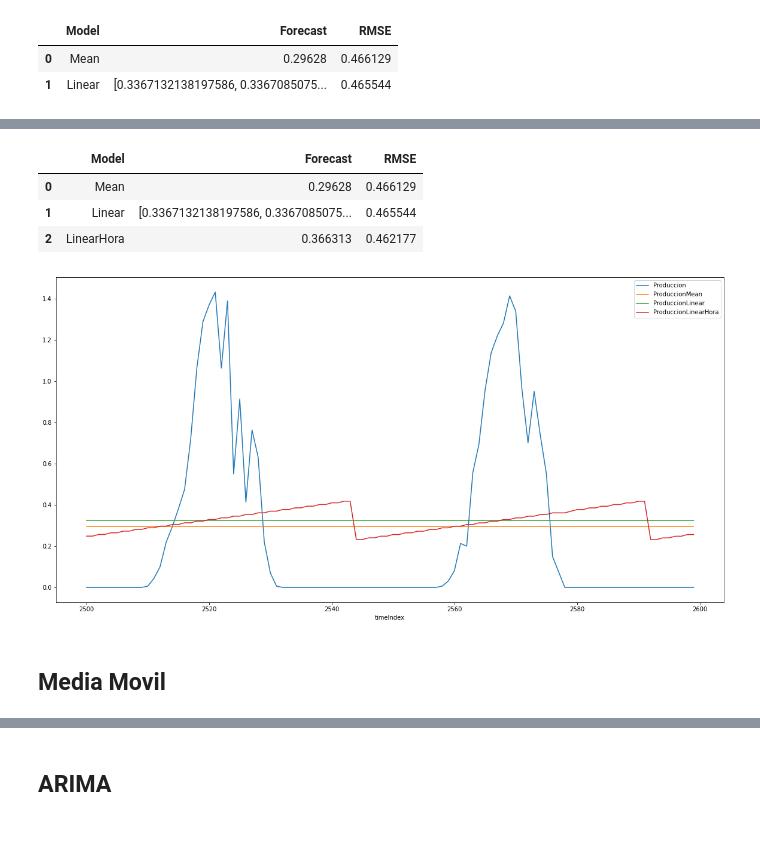
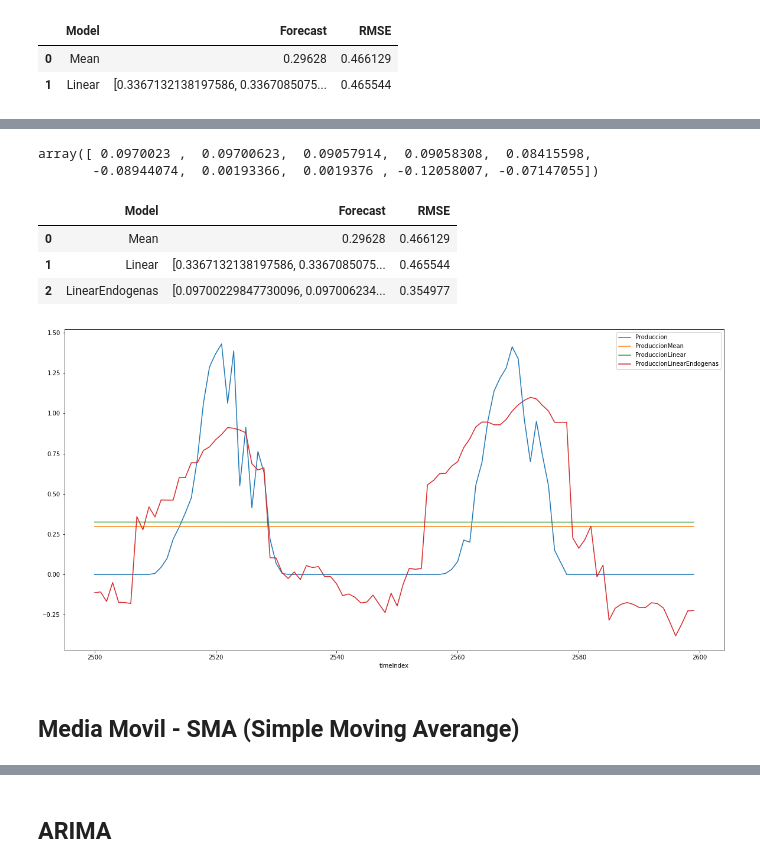
Before and after one commit to PabloSGomez50/humai-solar-panels, a Jupyter notebook: join_dataframe.ipynb, the cells around one changed output, grey strips where cells are left out. Drawn from its saved outputs; the diff is of its cells as text; code cells hidden in the pictures; blank space fills up the shorter version.

Commit message:
subo algunos modelos mas

```diff
--- a/join_dataframe.ipynb
+++ b/join_dataframe.ipynb
@@ -94,7 +95,10 @@ def join_dataset(df_clima, df_produccion, customer_id):
       'Wind': 'Viento',
       'Humidity': 'Humedad',
       'Barometer': 'Presion_atmosferica',
-      'Visibility': 'Visibilidad'
+      'Visibility': 'Visibilidad',
+      'Partly sunny': 'Partly_sunny',
+      'Passing clouds': 'Passing_clouds',
+      'Scattered clouds': 'Scattered_clouds'
   }
 
   df_join.rename(columns=columns_rename, inplace = True)
@@ -573,6 +561,6 @@ dfModelsResults.head()
 # %%
-# Ahora estimamos una variante del modelo lineal, incluyendo el logaritmo de las cantidades como regresor
-model_linear_hora = smf.ols('Produccion ~ timeIndex + Hora', data = df_train).fit()
-model_linear_hora.summary()
+# Ahora estimamos una variante del modelo lineal, incluyendo las variables endogenas
+model_linear_endogenas = smf.ols('Produccion ~ timeIndex + Viento + Humedad + Presion_atmosferica + Visibilidad + Clear  + Partly_sunny + Passing_clouds + Scattered_clouds + Sunny + Hora + Mes', data = df_train).fit()
+model_linear_endogenas.summary()
 # %% [output]
 OLS Regression Results
@@ -600,6 +598,6 @@ strong multicollinearity or other numerical problems.
 # %%
-df_train["ProduccionLinearHora"] = model_linear_hora.predict()
-model_linear_hora.params
+df_train["ProduccionLinearEndogenas"] = model_linear_endogenas.predict()
+model_linear_endogenas.params
 # %% [output]
 A value is trying to be set on a copy of a slice from a DataFrame.
 Try using .loc[row_indexer,col_indexer] = value instead
@@ -612,22 +620,26 @@ Hora         0.008070
 dtype: float64
+# %%
+model_linear_endogenas_pred = model_linear_endogenas.predict()
+model_linear_endogenas_pred[:10]
+# %% [output]
+array([ 0.0970023 ,  0.09700623,  0.09057914,  0.09058308,  0.08415598,
+       -0.08944074,  0.00193366,  0.0019376 , -0.12058007, -0.07147055])
 # %%
-dfModelsResults.loc[2,"Model"] = "LinearHora"
-dfModelsResults.loc[2,"Forecast"] = (model_linear_hora.params[0] +
-                                        model_linear_hora.params[1] * 146 +
-                                        model_linear_hora.params[2] * np.log(4000000))
-dfModelsResults.loc[2,"RMSE"] = RMSE(df_train.ProduccionLinearHora, df_train.Produccion)
+dfModelsResults.loc[2,"Model"] = "LinearEndogenas"
+dfModelsResults.loc[2,"Forecast"] = model_linear_endogenas_pred
+dfModelsResults.loc[2,"RMSE"] = RMSE(df_train.ProduccionLinearEndogenas, df_train.Produccion)
 dfModelsResults.head()
 # %% [output]
 |  | Model | Forecast | RMSE |
 | 0 | Mean | 0.29628 | 0.466129 |
 | 1 | Linear | [0.3367132138197586, 0.3367085075... | 0.465544 |
-| 2 | LinearHora | 0.366313 | 0.462177 |
+| 2 | LinearEndogenas | [0.09700229847730096, 0.097006234... | 0.354977 |
 # %%
 df_train[2500:2600].plot(kind="line", x="timeIndex", y = ["Produccion", "ProduccionMean",
-                                             "ProduccionLinear", "ProduccionLinearHora"], figsize=(20,10));
+                                             "ProduccionLinear", "ProduccionLinearEndogenas"], figsize=(20,10));
 # %% [output]
-[figure, old version]
+[figure, new version]
 # %% [markdown]
-## Media Movil
+## Media Movil - SMA (Simple Moving Averange)
 # %%
 # Calculamos la media móvil de 12 meses para suavizar los valores y ploteamos
```
Also changed, not shown: parts of 26 cells of this notebook.
